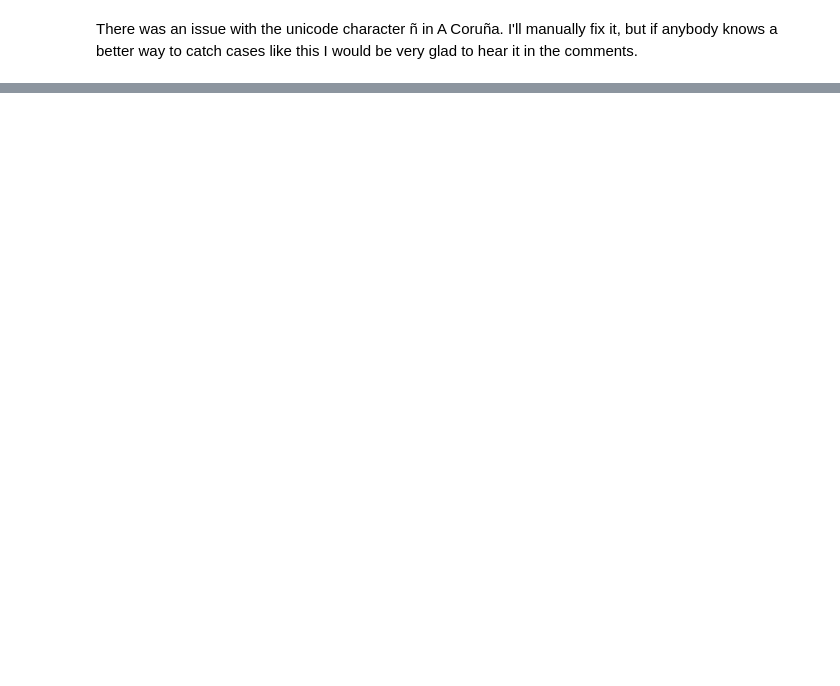
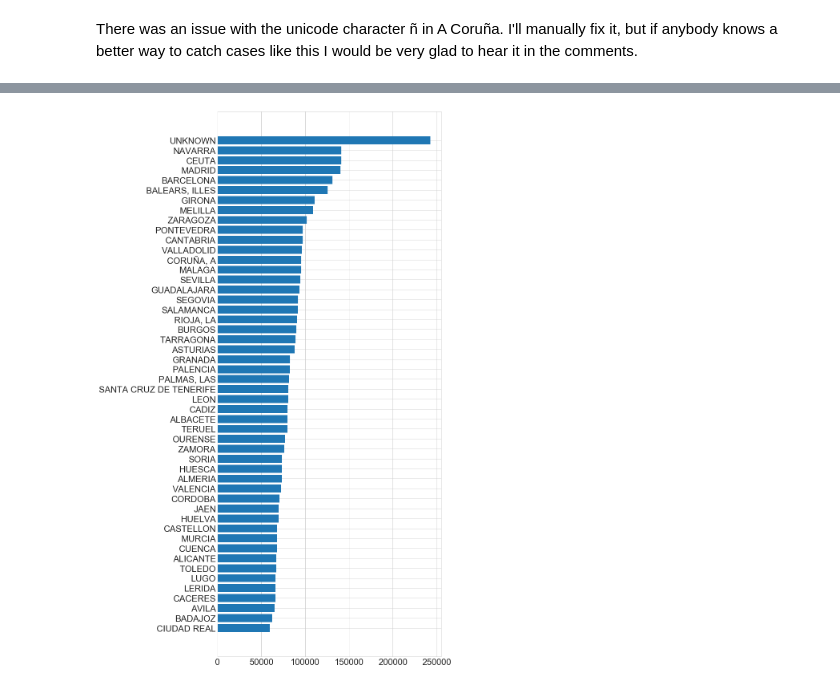
Before and after one commit to LiYan1988/santander-production-recommandation, a Jupyter notebook: notebooks/eda_1.ipynb, the cells around one changed output, grey strips where cells are left out. Cells and saved outputs as stored; diff of their text form; code cells hidden in the pictures; blank space fills up the shorter version.

```diff
--- a/notebooks/eda_1.ipynb
+++ b/notebooks/eda_1.ipynb
@@ -323,3 +329,5 @@ array(['SEVILLA', 'VALENCIA', 'BARCELONA', 'GIRONA', 'MADRID', 'GIPUZKOA',
 There was an issue with the unicode character ñ in A Coruña. I'll manually fix it, but if anybody knows a better way to catch cases like this I would be very glad to hear it in the comments.
 # %%
 df.loc[df.nomprov=="CORU\xc3\x91A, A","nomprov"] = "CORUNA, A"
+# %%
+df.loc[df.nomprov.isnull(), 'nomprov'] = 'UNKNOWN'
@@ -325,0 +342,7 @@ df.loc[df.nomprov=="CORU\xc3\x91A, A","nomprov"] = "CORUNA, A"
+# %%
+incomes = df.loc[df.renta.notnull(), :].groupby('nomprov')['renta'].agg([np.median, np.std, np.mean])
+# %%
+incomes.columns = ['MedianIncome', 'StdIncome', 'MeanIncome']
+incomes.sort_values('MedianIncome', ascending=False, inplace=True)
+incomes.reset_index(inplace=True)
+incomes.nomprov = incomes.nomprov.astype('category')
@@ -325,0 +369,7 @@ df.loc[df.nomprov=="CORU\xc3\x91A, A","nomprov"] = "CORUNA, A"
+# %%
+plt.figure(figsize=(10, 25))
+plt.rcParams.update({'font.size': 22})
+plt.barh(incomes.nomprov, incomes.MedianIncome)
+plt.gca().invert_yaxis()
+# %% [output]
+[figure, added]
```
Also changed, not shown: parts of 72 cells of this notebook.
